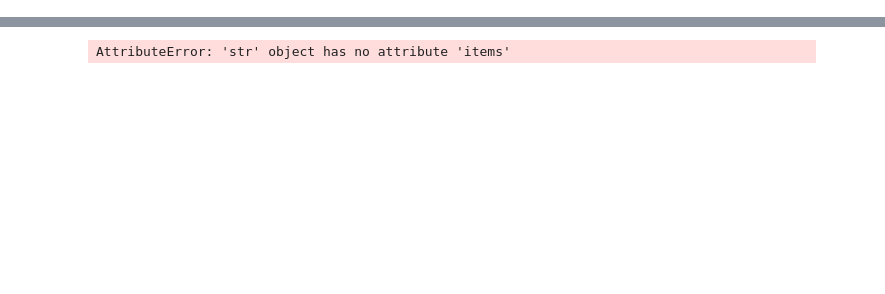
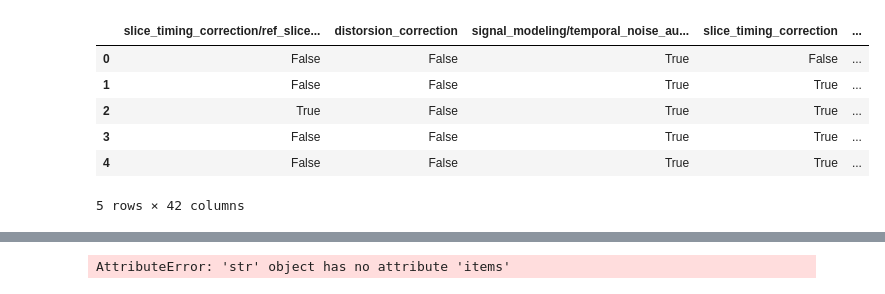
Before and after one commit to Inria-Empenn/sosym_2026, a Jupyter notebook: cross_case_study/RQ2.ipynb, the cells around one changed output, grey strips where cells are left out. Saved outputs shown, nothing was run; the diff lists cells and outputs as text; code cells hidden in the pictures; blank space fills up the shorter version.

```diff
--- a/cross_case_study/RQ2.ipynb
+++ b/cross_case_study/RQ2.ipynb
@@ -68,11 +68,11 @@ from sklearn.tree import DecisionTreeRegressor, export_graphviz
 from sklearn.model_selection import train_test_split
 
 
-def predict_metric(dataset, target_metric, test_prop=0.2):
+def predict_metric(dataset, target_metric, train_sizes=[], test_size=200):
 
     results_list = []
 
-    train_ds, test_ds = train_test_split(dataset[dataset['id'] != 'ref'].copy(), test_size=test_prop, random_state=None)
+    train_ds, test_ds = train_test_split(dataset, test_size=test_size, random_state=None)
     ignored = [
         col for col in test_ds.columns
         if col.endswith('from_ref') or col.endswith('from_mean') or col == 'cluster' or col == 'id'
@@ -81,15 +81,9 @@ def predict_metric(dataset, target_metric, test_prop=0.2):
     y_test = test_ds[target_metric]
     X_test = test_ds.drop(columns=ignored).copy()
 
-    proportions = np.round(np.arange(0.1, 1.0, 0.1), decimals=1)
-    for prop in proportions:
+    for train_size in train_sizes:
 
-        train_size = int(prop * (len(train_ds)))
-
-        if prop == 1.0:
-            sub_train_ds = train_ds.copy()
-        else:
-            sub_train_ds, _ = train_test_split(train_ds, train_size=train_size, random_state=None)
+        sub_train_ds, _ = train_test_split(train_ds, train_size=train_size, random_state=None)
 
         y_train = sub_train_ds[target_metric]
         X_train = sub_train_ds.drop(columns=ignored).copy()
@@ -175,25 +169,34 @@ valid_results_df_1 = pd.concat(all_results, ignore_index=True)
 # %%
 corr_func = 'spearman'
 
 metrics = [f'{corr_func}_from_ref', f'{corr_func}_from_mean']
 
 full_regression_path_2 = os.path.join('..', 'case_study_2', 'data', 'regression', 'full')
 dataset_2_path = os.path.join('..', 'case_study_2', 'data', 'normalized_dataset.csv')
 dataset_2 = pd.read_csv(dataset_2_path, delimiter=';')
 
 all_results = []
 
 for i in range(1, 11):
     for metric in metrics:
         results_df = pd.DataFrame()
         if metric.endswith('from_mean'):
             results_df = predict_metric_precompiled(full_regression_path_2, metric, i, [80, 160, 240, 320, 400, 480, 560, 640, 720], 200)
         elif metric.endswith('from_ref'):
-            results_df = predict_metric(dataset_2, metric, 0.2)
+            results_df = predict_metric(dataset_2, metric, [80, 160, 240, 320, 400, 480, 560, 640, 720], 200)
         results_df['iteration'] = i
         all_results.append(results_df)
 
 full_results_df_2 = pd.concat(all_results, ignore_index=True)
+dataset_2.head()
+# %% [output]
+|  | slice_timing_correction/ref_slice... | distorsion_correction | signal_modeling/temporal_noise_au... | slice_timing_correction | ... |
+| 0 | False | False | True | False | ... |
+| 1 | False | False | True | True | ... |
+| 2 | True | False | True | True | ... |
+| 3 | False | False | True | True | ... |
+| 4 | False | False | True | True | ... |
+5 rows × 42 columns
 # %%
 metrics = [f'{corr_func}_from_ref', f'{corr_func}_from_mean']
 
```
Also changed, not shown: parts of 4 cells of this notebook.
